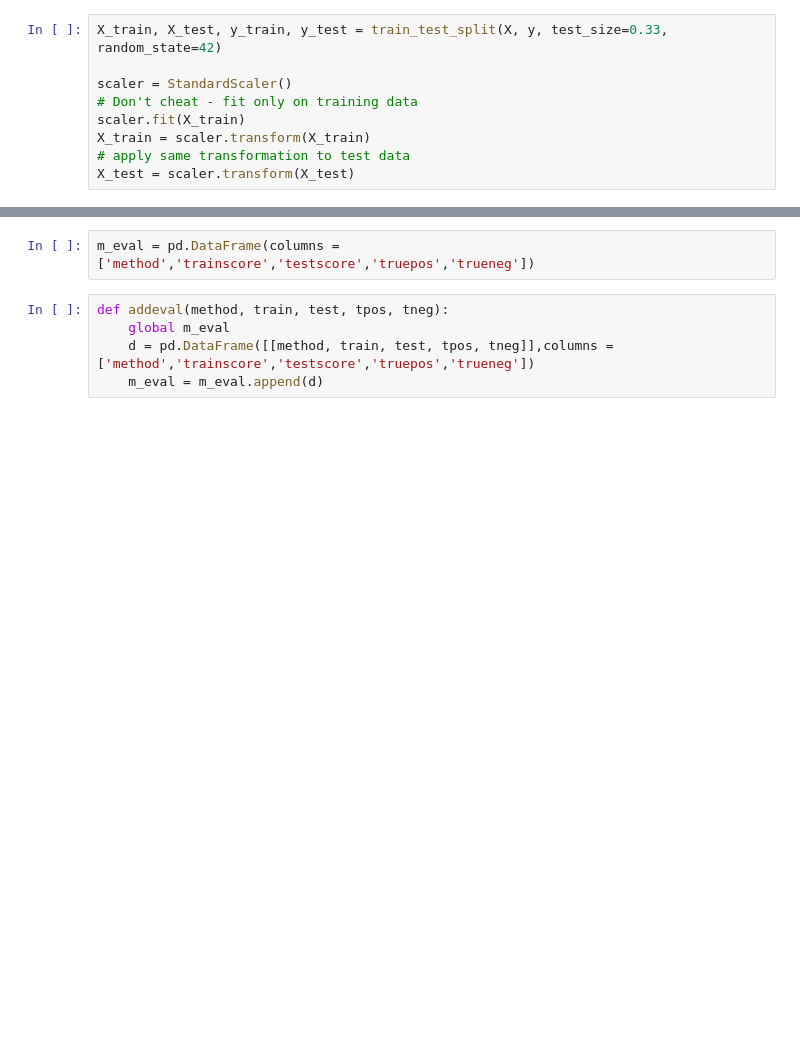
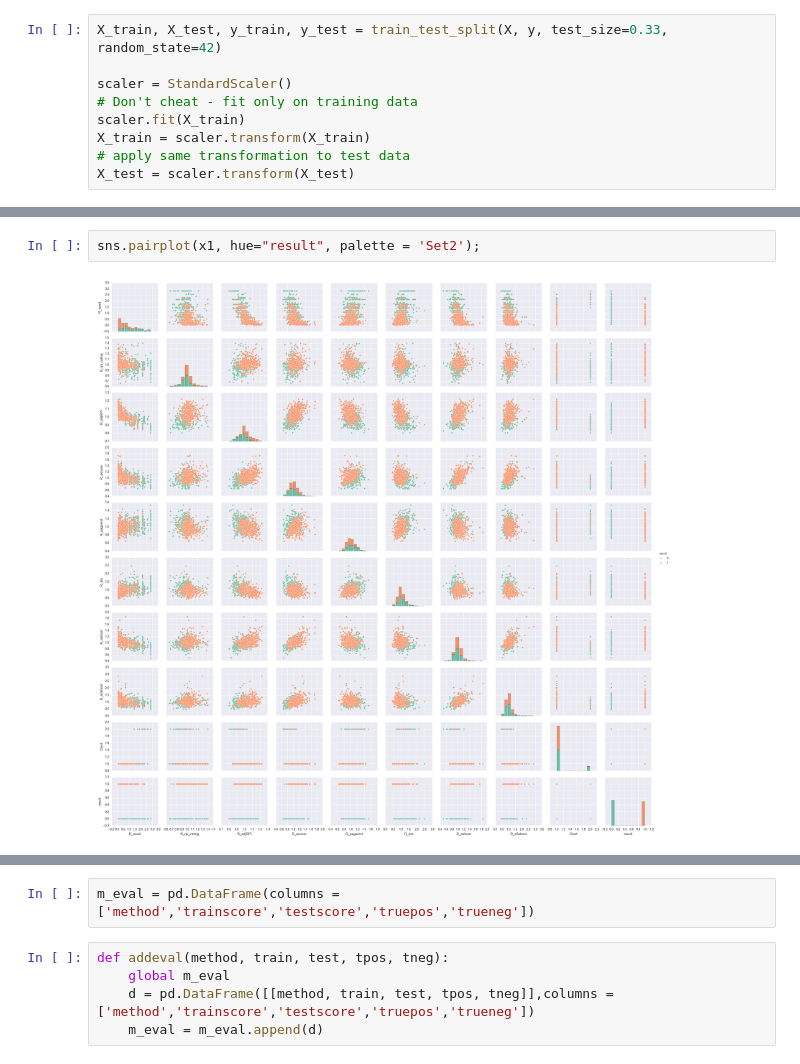
Before and after one commit to travispark45/March-Madness-Machine-Learning-Predictions, a Jupyter notebook: March Madness ML Predictions.ipynb, the cells around one changed output, grey strips where cells are left out. Cells and saved outputs as stored; diff of their text form; blank space fills up the shorter version.

```diff
--- a/March Madness ML Predictions.ipynb
+++ b/March Madness ML Predictions.ipynb
@@ -225,0 +216,4 @@ X_test = scaler.transform(X_test)
+# %%
+sns.pairplot(x1, hue="result", palette = 'Set2');
+# %% [output]
+[figure, added]
```
Also changed, not shown: parts of 99 cells of this notebook.
